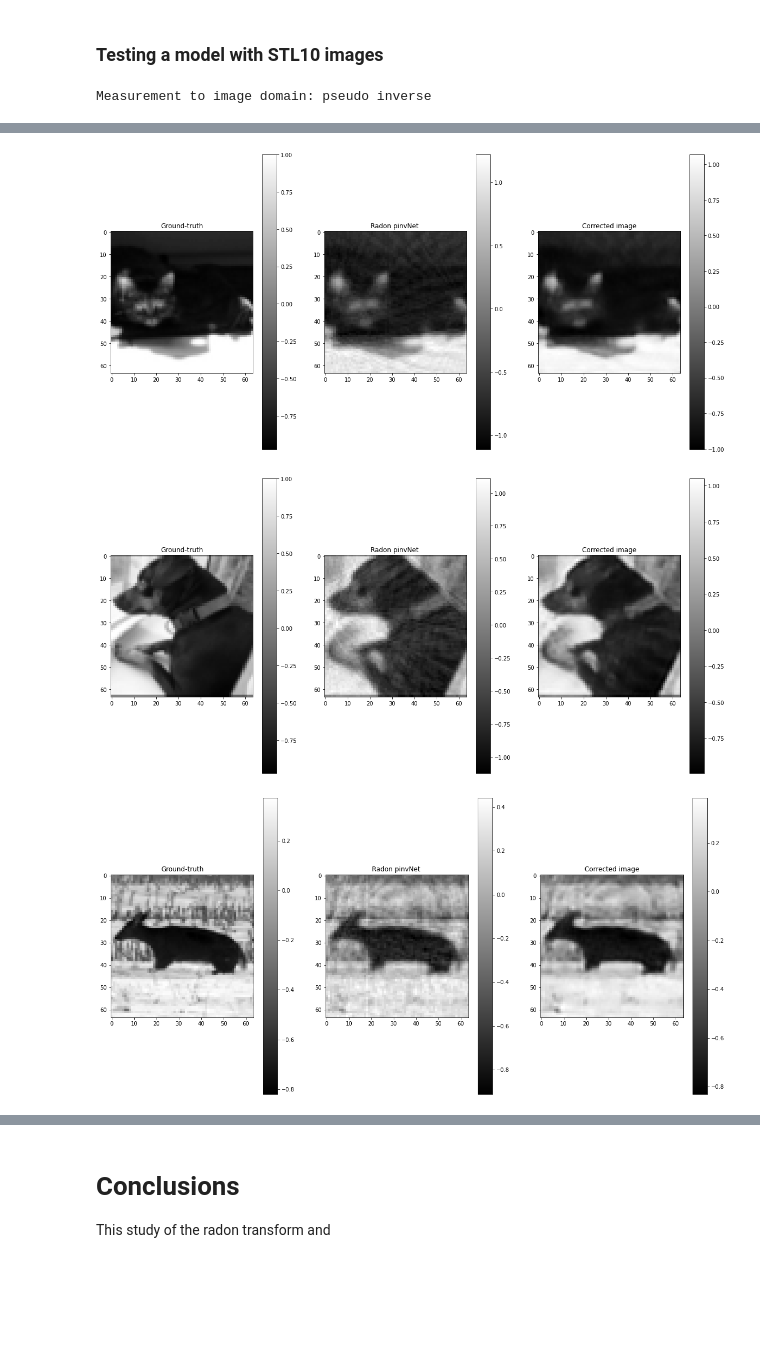
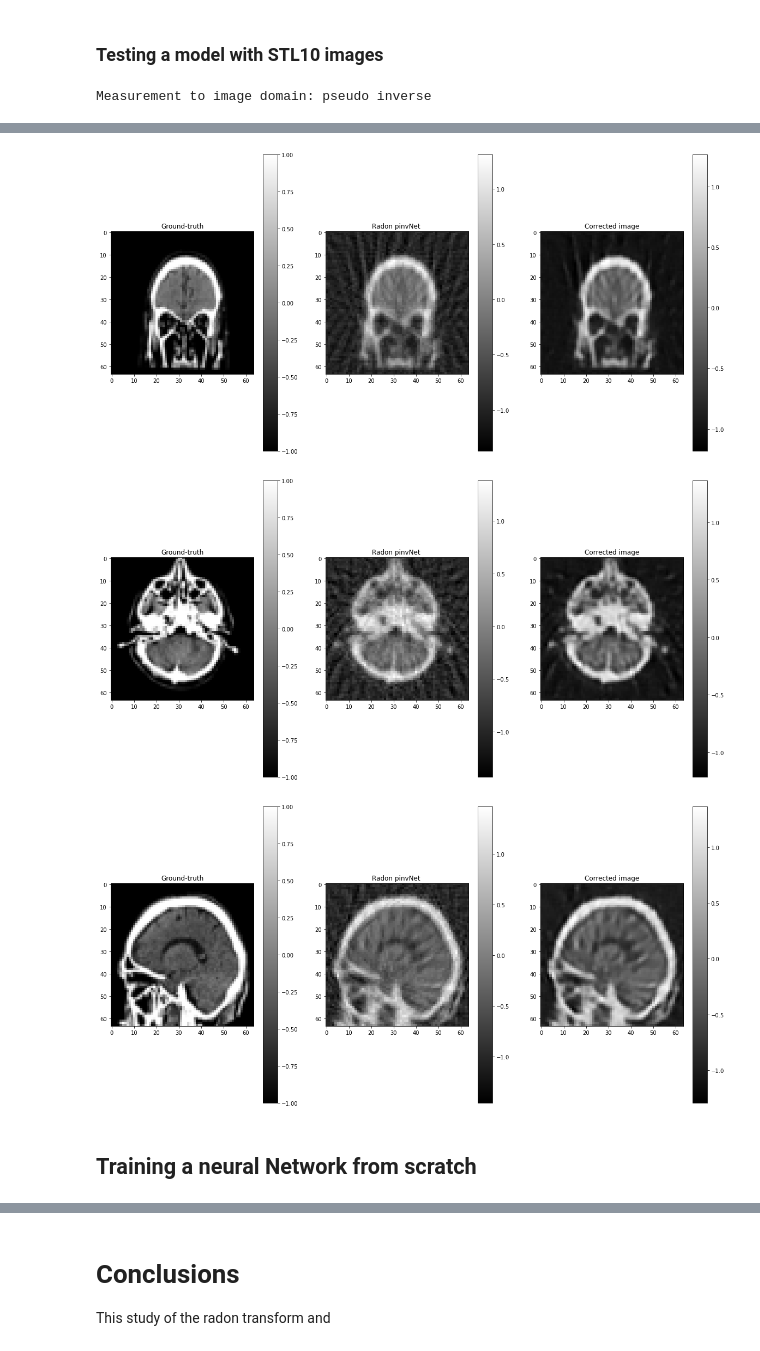
Before and after one commit to openspyrit/spyrit-examples, a Jupyter notebook: 2021_DLMIS_Hands-on/main.ipynb, the cells around one changed output, grey strips where cells are left out. Saved outputs shown, nothing was run; the diff lists cells and outputs as text; code cells hidden in the pictures; blank space fills up the shorter version.

```diff
--- a/2021_DLMIS_Hands-on/main.ipynb
+++ b/2021_DLMIS_Hands-on/main.ipynb
@@ -229,16 +236,13 @@ Done
 In order to save calculation time, we computed the forward matrix once with 181 angles. Then, to simulate a measurement with fewer angles, we delete some of the matrix's rows and we use a new matrix called A reduced. Finally, we compute the pseudo-inverse of this reduced matrix for making backprojection.
 # %%
 #Importer une image
-im = Image.open("image.png")
+im = Image.open("illustrations/image.png")
 im = ImageOps.grayscale(im)
 
-phantom = shepp_logan_phantom()
-phantom = rescale(phantom, scale=(img_size/400), mode='reflect', multichannel=False)
-
 im_array = np.asarray(im)
-
 im_array = im_array.astype(np.float32)
 im_array = 2*(im_array)/255 - np.ones([64,64])
+
 f = torch.from_numpy(im_array)
 f = f.view(1,64*64);
 f = f.t()
@@ -468,8 +472,10 @@ Instead of computing a new pseudo-inverse matrix from the reduced forward radon
 [hal-02342766v2](https://hal.archives-ouvertes.fr/hal-02342766v2/document)
 # %%
 #Import mean and covariance matrix
-Mean_radon = torch.load('Mean_Q64D64.pt', map_location='cpu')
-Cov_radon = torch.load('Cov_Q64D64.pt', map_location='cpu')
+Mean_radon = torch.load(saved_data+'Mean_Q64D64.pt', map_location='cpu')
+Cov_radon = torch.load(saved_data+'Cov_Q64D64.pt', map_location='cpu')
+#Mean_radon = torch.load('Mean_Q64D64.pt', map_location='cpu')
+#Cov_radon = torch.load('Cov_Q64D64.pt', map_location='cpu')
 
 Mean_radon_array = model_radon.vector2matrix(Mean_radon, [181,64])
 
@@ -656,21 +662,17 @@ regularisation = 1e-7
 # %% [markdown]
 ### Testing models trained with different angles
 # %%
-data_root = '../../spyrit/data'
-
 transform = transforms.Compose(
     [transforms.functional.to_grayscale,
      transforms.Resize((img_size, img_size)),
      transforms.ToTensor(),
      transforms.Normalize([0.5], [0.5])])
 
-trainset = \
-    torchvision.datasets.STL10(root=data_root, split='train+unlabeled',download=False, transform=transform)
+trainset = torchvision.datasets.ImageFolder(root=data_root+"train", transform=transform)
 trainloader = \
     torch.utils.data.DataLoader(trainset, batch_size=batch_size,shuffle=False)
 
-testset = \
-    torchvision.datasets.STL10(root=data_root, split='test',download=False, transform=transform)
+testset = torchvision.datasets.ImageFolder(root=data_root+"test", transform=transform)
 testloader = \
     torch.utils.data.DataLoader(testset, batch_size=batch_size,shuffle=False)
 
@@ -678,11 +680,13 @@ dataloaders = {'train': trainloader, 'val': testloader}
 inputs, labels = next(iter(dataloaders['val']))
 inputs = inputs.to(device)
 
+print(im_array.shape)
+
 im_tensor = torch.from_numpy(im_array)
 m = torch.mv(Areduced,f[:,0])
 test_batch = 1
 color = 0
-inputs[0, 0, :, :] = im_tensor
+# inputs[0, 0, :, :] = im_tensor
 
 for index in range(list_angles.size):
     print("Acquisition of " + list_angles[index].astype(str) + " angles")
@@ -690,13 +694,15 @@ for index in range(list_angles.size):
     suffix = '_Q_{}_D_{}_T_{}_epo_{}_lr_{}_sss_{}_sdr_{}_bs_{}_reg_{}'.format(\
                    img_size, pixel_size, list_angles[index], num_epoch, learning_rate, step_size,\
                    gamma, batch_size, regularisation)
-    title = 'nets/NET_'+ net_types[net_arch] + suffix
+    #title = 'nets/NET_'+ net_types[net_arch] + suffix
+    title = data_root + 'nets/NET_'+ net_types[net_arch] + suffix
 
     #loading model
     model = model_radon.compNet(img_size, pixel_size, list_angles[index], variant=net_arch)
     model = model.to(device)
     model_out_path = "{}.pth".format(title)
     model.load_state_dict(torch.load(model_out_path, map_location=torch.device('cpu')))
+    model_bis = model;
 
     #Plots
     fig, axs = plt.subplots(1, 3, figsize =(20,10))
@@ -705,20 +711,20 @@ for index in range(list_angles.size):
     ax = axs[0]
     ax.set_title("Sinograme")
     rec = model.forward_acquire(inputs, test_batch, color, img_size, img_size)
-    rec_array = model_radon.vector2matrix(rec[0, :, 0, 0], [list_angles[index], 64])
+    rec_array = model_radon.vector2matrix(rec[0, :, 0, 0].cpu(), [list_angles[index], 64])
     aff = ax.imshow(rec_array, cmap='gray')
     fig.colorbar(aff, ax=ax)
 
     ax = axs[1]
     ax.set_title("Radon pinvNet ")
     rec = model.evaluate_fcl(inputs)
-    aff = ax.imshow(rec[0, 0, :, :], cmap='gray')
+    aff = ax.imshow(rec[0, 0, :, :].cpu(), cmap='gray')
     fig.colorbar(aff, ax=ax)
 
     ax = axs[2]
     ax.set_title("Corrected image")
     rec = model.evaluate(inputs)
-    aff = ax.imshow(rec[0, 0, :, :], cmap='gray')
+    aff = ax.imshow(rec[0, 0, :, :].cpu(), cmap='gray')
     fig.colorbar(aff, ax=ax)
     plt.show()
 # %% [output]
@@ -745,7 +752,8 @@ inputs = inputs.to(device)
 suffix = '_Q_{}_D_{}_T_{}_epo_{}_lr_{}_sss_{}_sdr_{}_bs_{}_reg_{}'.format(\
                img_size, pixel_size, nbAngles, num_epoch, learning_rate, step_size,\
                gamma, batch_size, regularisation)
-title = 'nets/NET_'+ net_types[net_arch] + suffix
+#title = 'nets/NET_'+ net_types[net_arch] + suffix
+title = data_root + 'nets/NET_'+ net_types[net_arch] + suffix
 
 #loading model
 model = model_radon.compNet(img_size, pixel_size, nbAngles, variant=net_arch)
@@ -764,19 +772,19 @@ for index in range(test_amt):
 
     ax = axs[0]
     ax.set_title("Ground-truth")
-    aff = ax.imshow(inputs[i_test, 0, :, :], cmap='gray')
+    aff = ax.imshow(inputs[i_test, 0, :, :].cpu(), cmap='gray')
     fig.colorbar(aff, ax=ax)
 
     ax = axs[1]
     ax.set_title("Radon pinvNet ")
     rec = model.evaluate_fcl(inputs)
-    aff = ax.imshow(rec[i_test, 0, :, :], cmap='gray')
+    aff = ax.imshow(rec[i_test, 0, :, :].cpu(), cmap='gray')
     fig.colorbar(aff, ax=ax)
 
     ax = axs[2]
     ax.set_title("Corrected image")
     rec = model.evaluate(inputs)
-    aff = ax.imshow(rec[i_test, 0, :, :], cmap='gray')
+    aff = ax.imshow(rec[i_test, 0, :, :].cpu(), cmap='gray')
     fig.colorbar(aff, ax=ax)
     plt.show()
 # %% [output]
@@ -785,3 +793,5 @@ Measurement to image domain: pseudo inverse
-[figure, old version]
+[figure, new version]
-[figure, old version]
+[figure, new version]
-[figure, old version]
+[figure, new version]
+# %% [markdown]
+## Training a neural Network from scratch
```
Also changed, not shown: parts of 21 cells of this notebook, 16 other files.
